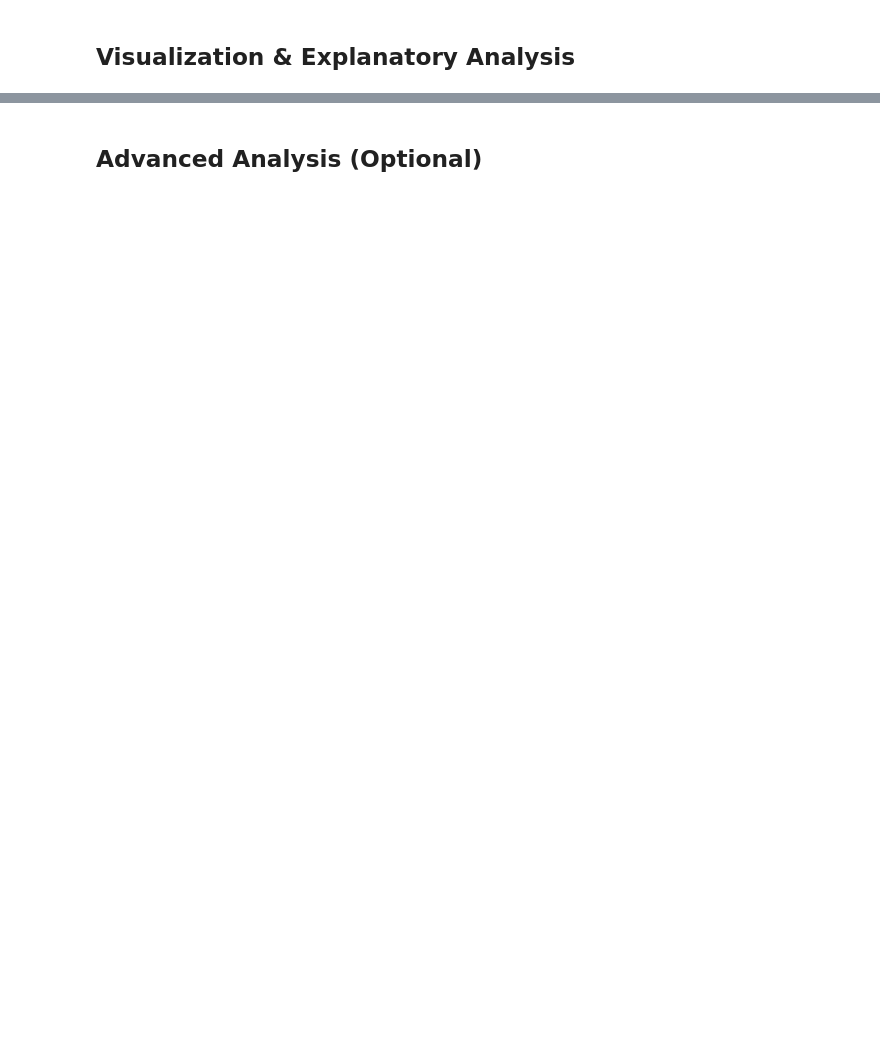
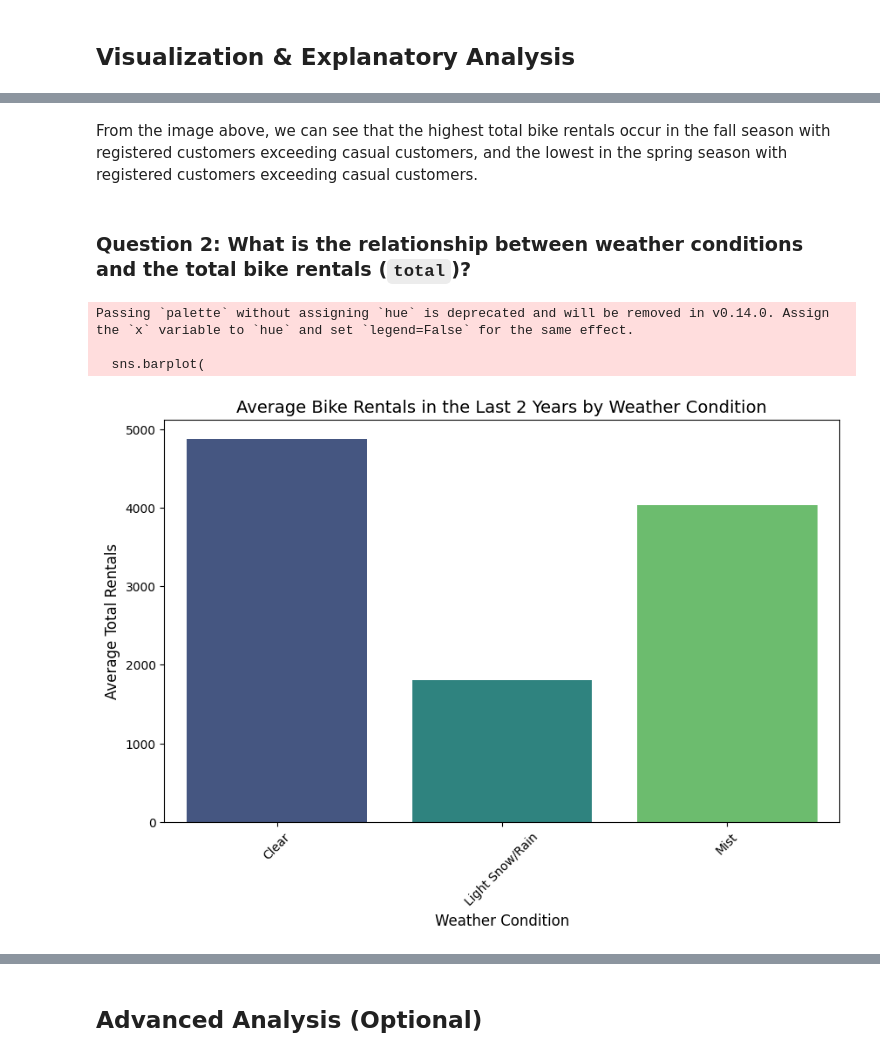
Before and after one commit to ridwaanhall/dicoding-bike-sharing-analysis, a Jupyter notebook: notebook.ipynb, the cells around one changed output, grey strips where cells are left out. Drawn from its saved outputs; the diff is of its cells as text; code cells hidden in the pictures; blank space fills up the shorter version.

```diff
--- a/notebook.ipynb
+++ b/notebook.ipynb
@@ -329,0 +1098,28 @@ Several columns were removed as they are not required for the analysis of the de
+# %% [markdown]
+From the image above, we can see that the highest total bike rentals occur in the fall season with registered customers exceeding casual customers, and the lowest in the spring season with registered customers exceeding casual customers.
+# %% [markdown]
+### Question 2: What is the relationship between weather conditions and the total bike rentals (`total`)?
+# %%
+# Create a variable for average total rentals based on weather
+plot_weather = data_day.groupby(by='weather').agg({
+    'total': 'mean'
+}).reset_index()
+
+# Create a bar chart
+plt.figure(figsize=(10, 6))
+sns.barplot(
+    data=plot_weather,
+    x='weather',
+    y='total',
+    palette='viridis'
+)
+plt.xlabel('Weather Condition', fontsize=12)
+plt.ylabel('Average Total Rentals', fontsize=12)
+plt.title('Average Bike Rentals in the Last 2 Years by Weather Condition', fontsize=14)
+plt.xticks(rotation=45)
+plt.show()
+# %% [output]
+Passing `palette` without assigning `hue` is deprecated and will be removed in v0.14.0. Assign the `x` variable to `hue` and set `legend=False` for the same effect.
+
+  sns.barplot(
+[figure, added]
```
Also changed, not shown: parts of 87 cells of this notebook.
